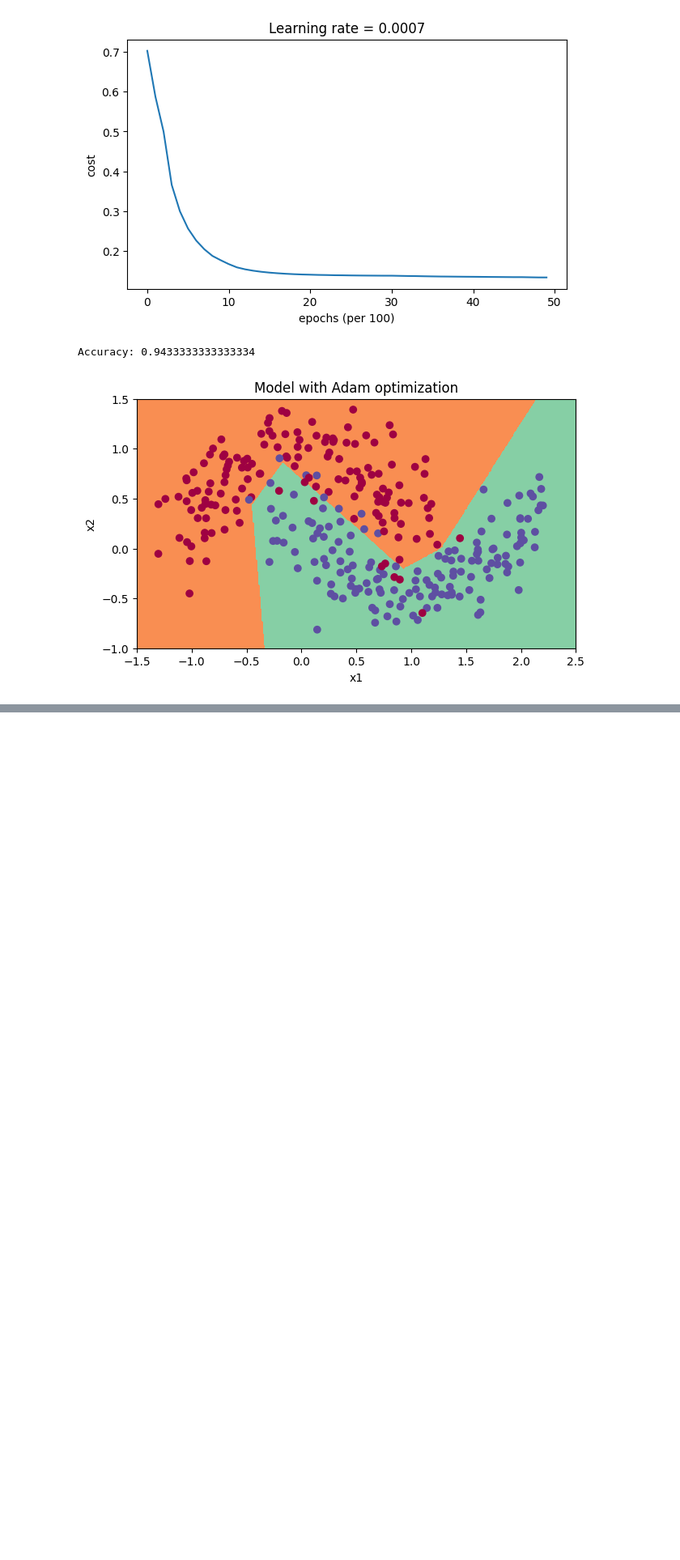
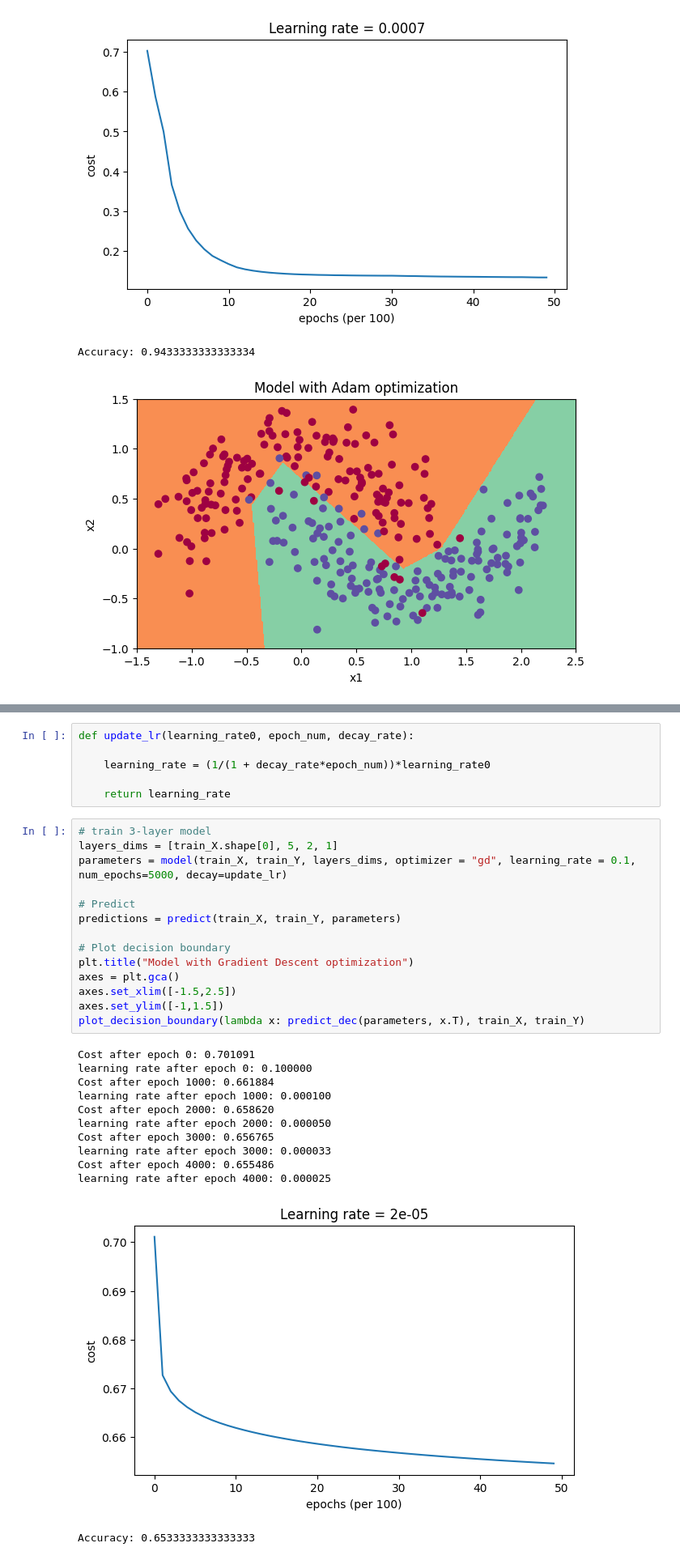
Before and after one commit to isthismanas/Optimization_Methods, a Jupyter notebook: Optimization.ipynb, the cells around one changed output, grey strips where cells are left out. Shown at 81% size. Cells and saved outputs as stored; diff of their text form; blank space fills up the shorter version.

Commit message:
Implemented Learning Rate Decay with all Optimizers

```diff
--- a/Optimization.ipynb
+++ b/Optimization.ipynb
@@ -285,0 +362,33 @@ Accuracy: 0.9433333333333334
+# %%
+def update_lr(learning_rate0, epoch_num, decay_rate):
+
+    learning_rate = (1/(1 + decay_rate*epoch_num))*learning_rate0
+
+    return learning_rate
+# %%
+# train 3-layer model
+layers_dims = [train_X.shape[0], 5, 2, 1]
+parameters = model(train_X, train_Y, layers_dims, optimizer = "gd", learning_rate = 0.1, num_epochs=5000, decay=update_lr)
+
+# Predict
+predictions = predict(train_X, train_Y, parameters)
+
+# Plot decision boundary
+plt.title("Model with Gradient Descent optimization")
+axes = plt.gca()
+axes.set_xlim([-1.5,2.5])
+axes.set_ylim([-1,1.5])
+plot_decision_boundary(lambda x: predict_dec(parameters, x.T), train_X, train_Y)
+# %% [output]
+Cost after epoch 0: 0.701091
+learning rate after epoch 0: 0.100000
+Cost after epoch 1000: 0.661884
+learning rate after epoch 1000: 0.000100
+Cost after epoch 2000: 0.658620
+learning rate after epoch 2000: 0.000050
+Cost after epoch 3000: 0.656765
+learning rate after epoch 3000: 0.000033
+Cost after epoch 4000: 0.655486
+learning rate after epoch 4000: 0.000025
+[figure, added]
+Accuracy: 0.6533333333333333
```
Also changed, not shown: parts of 12 cells of this notebook.
